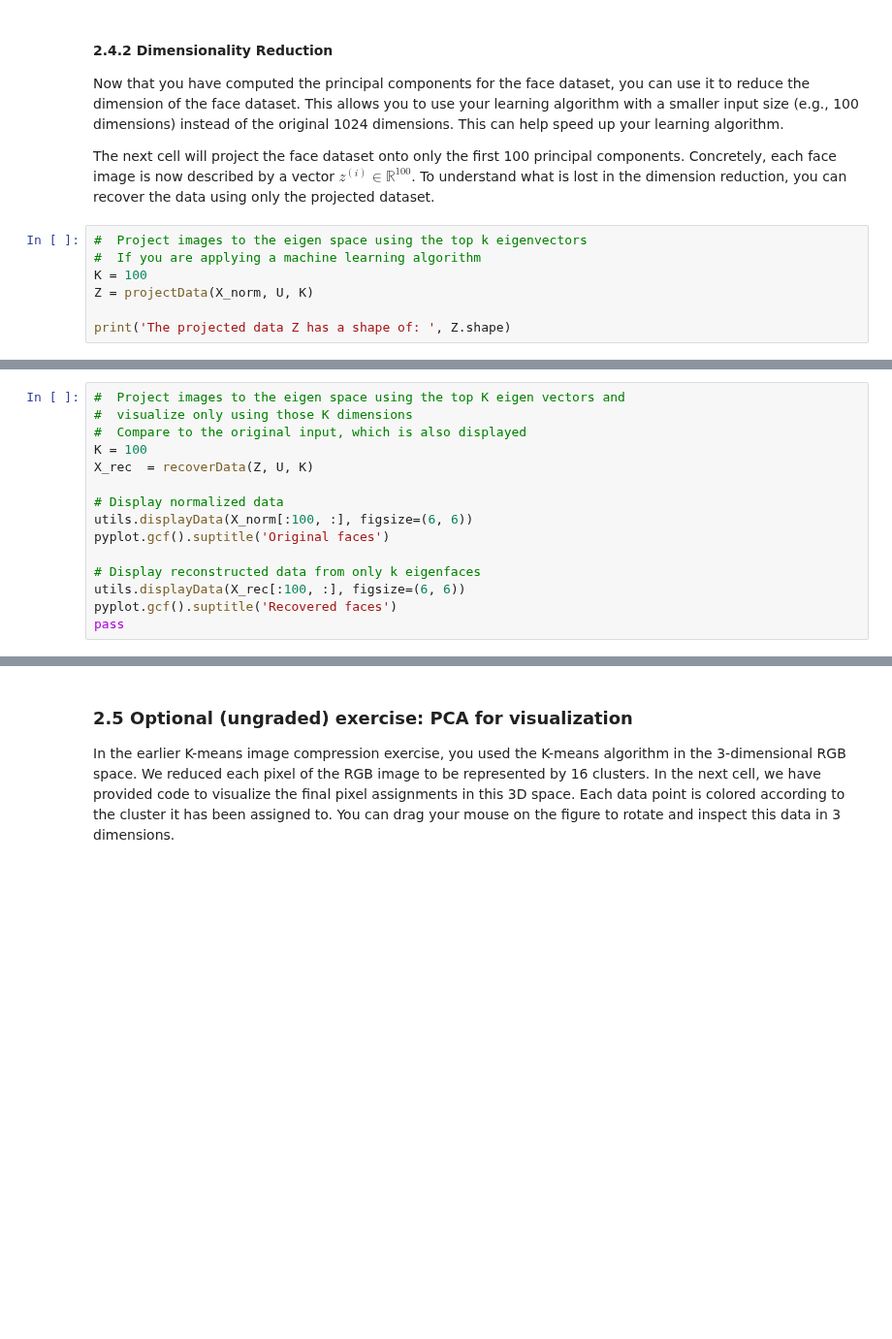
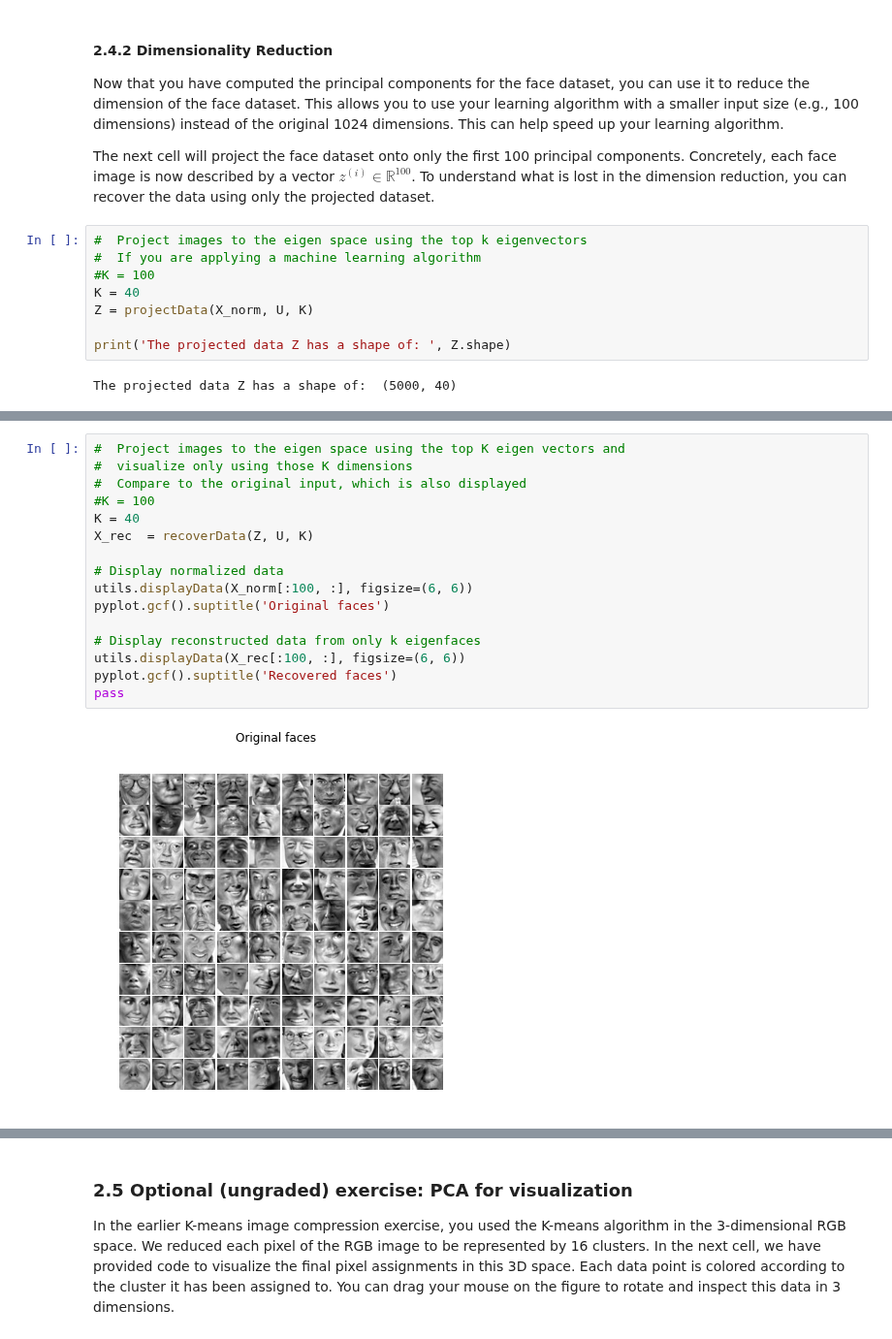
Before and after one commit to Thomas2512/ml-coursera-python-assignments, a Jupyter notebook: Exercise7/exercise7.ipynb, the cells around one changed output, grey strips where cells are left out. Shown at 97% size. Drawn from its saved outputs; the diff is of its cells as text; blank space fills up the shorter version.

```diff
--- a/Exercise7/exercise7.ipynb
+++ b/Exercise7/exercise7.ipynb
@@ -905,10 +926,13 @@ The next cell will project the face dataset onto only the first 100 principal co
 # %%
 #  Project images to the eigen space using the top k eigenvectors
 #  If you are applying a machine learning algorithm
-K = 100
+#K = 100
+K = 40
 Z = projectData(X_norm, U, K)
 
 print('The projected data Z has a shape of: ', Z.shape)
+# %% [output]
+The projected data Z has a shape of:  (5000, 40)
 # %% [markdown]
 In the next cell, an approximate recovery of the data is performed and the original and projected face images
 are displayed similar to what is shown here:
@@ -924,15 +948,18 @@ From the reconstruction, you can observe that the general structure and appearan
 # %%
 #  Project images to the eigen space using the top K eigen vectors and
 #  visualize only using those K dimensions
 #  Compare to the original input, which is also displayed
-K = 100
+#K = 100
+K = 40
 X_rec  = recoverData(Z, U, K)
 
 # Display normalized data
 utils.displayData(X_norm[:100, :], figsize=(6, 6))
 pyplot.gcf().suptitle('Original faces')
 
 # Display reconstructed data from only k eigenfaces
 utils.displayData(X_rec[:100, :], figsize=(6, 6))
 pyplot.gcf().suptitle('Recovered faces')
 pass
+# %% [output]
+[figure, added]
```
Also changed, not shown: parts of 7 cells of this notebook.
